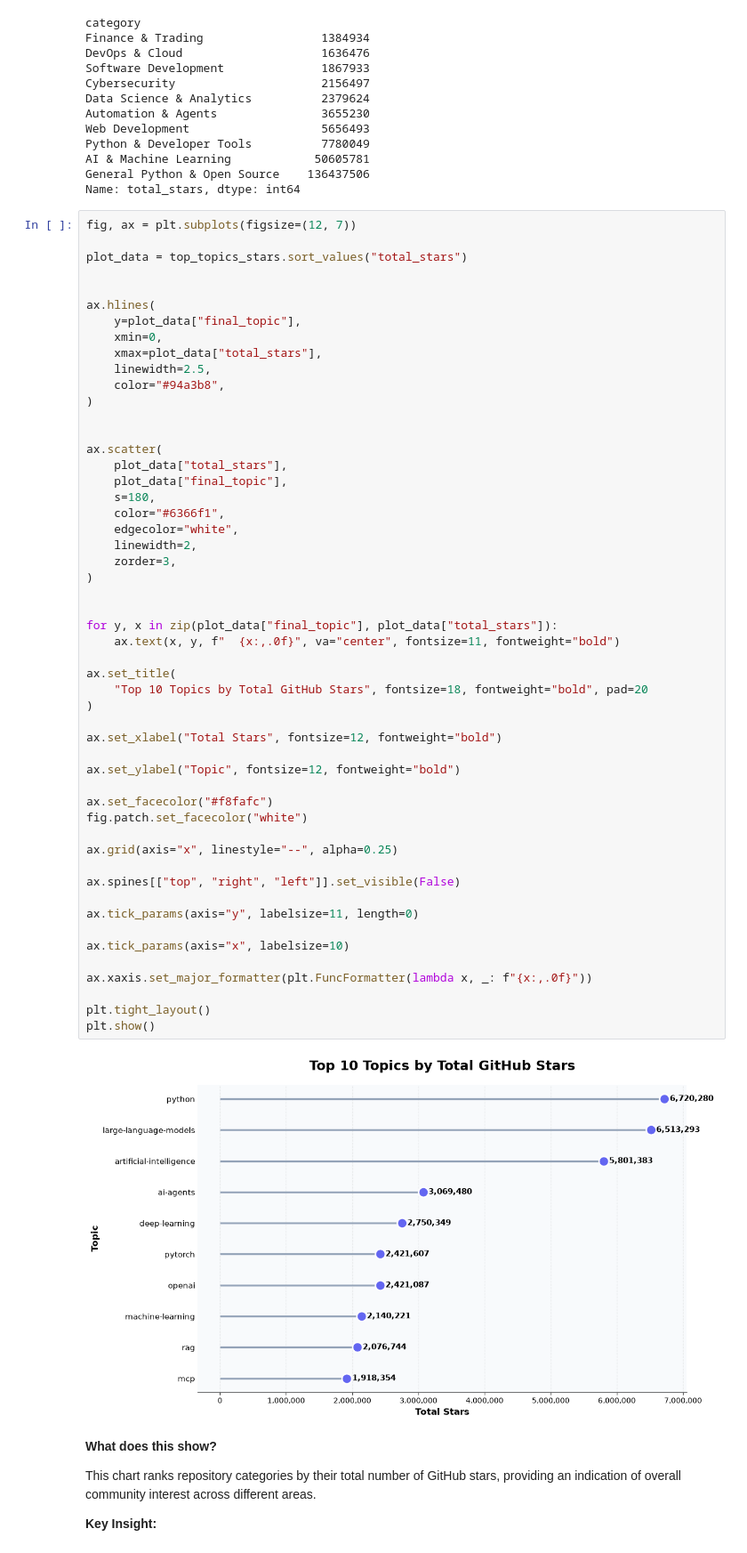
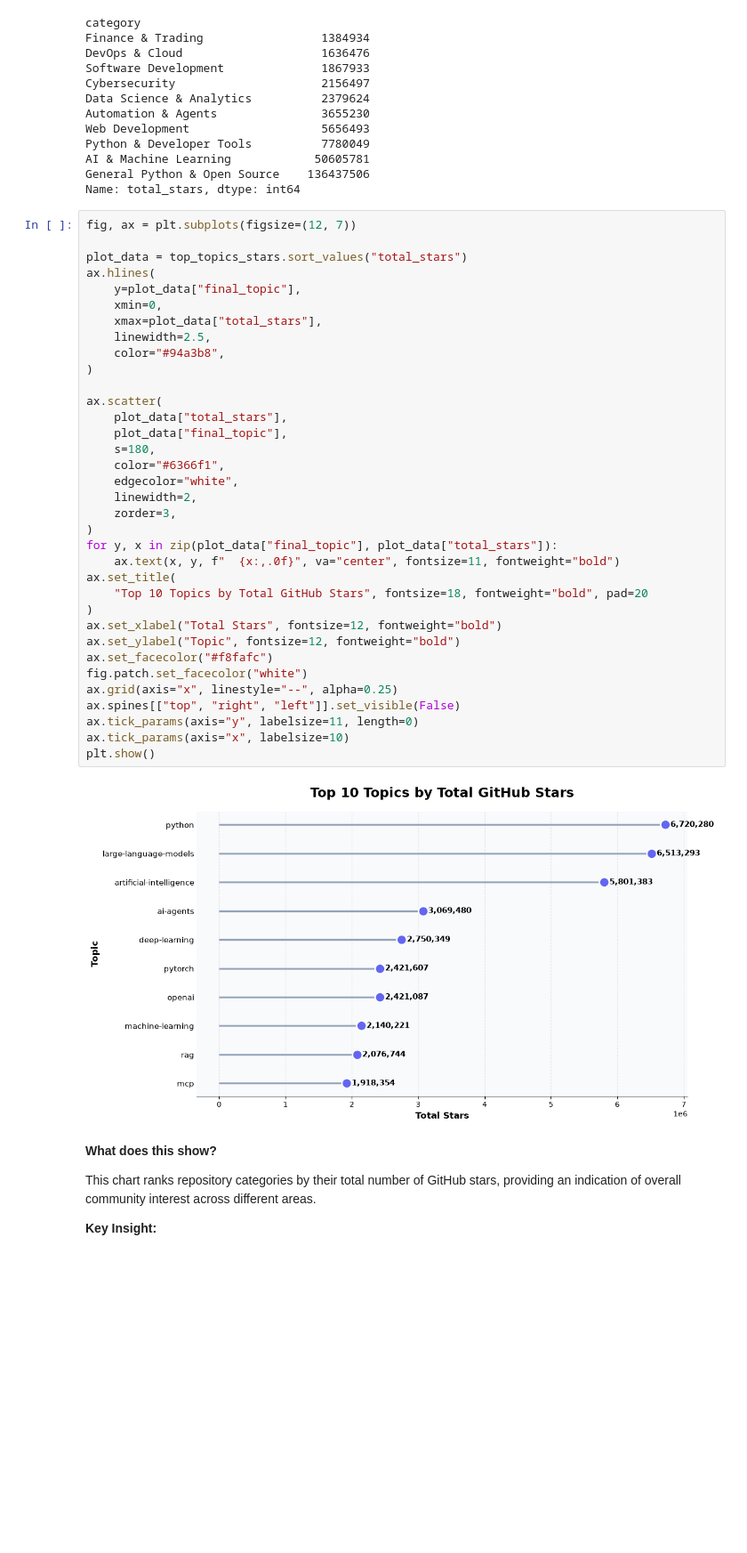
Before and after one commit to hellovishwas/python-ecosystem-intelligence, a Jupyter notebook: notebooks/06_github_topic_category_eda.ipynb, the cells around one changed output. Shown at 89% size. Cells and saved outputs as stored; diff of their text form; blank space fills up the shorter version.

```diff
--- a/notebooks/06_github_topic_category_eda.ipynb
+++ b/notebooks/06_github_topic_category_eda.ipynb
@@ -203,56 +205,39 @@ Name: total_stars, dtype: int64
 fig, ax = plt.subplots(figsize=(12, 7))
 
 plot_data = top_topics_stars.sort_values("total_stars")
-
-
 ax.hlines(
     y=plot_data["final_topic"],
     xmin=0,
     xmax=plot_data["total_stars"],
     linewidth=2.5,
     color="#94a3b8",
 )
-
 
 ax.scatter(
     plot_data["total_stars"],
     plot_data["final_topic"],
     s=180,
     color="#6366f1",
     edgecolor="white",
     linewidth=2,
     zorder=3,
 )
-
-
 for y, x in zip(plot_data["final_topic"], plot_data["total_stars"]):
     ax.text(x, y, f"  {x:,.0f}", va="center", fontsize=11, fontweight="bold")
-
 ax.set_title(
     "Top 10 Topics by Total GitHub Stars", fontsize=18, fontweight="bold", pad=20
 )
-
 ax.set_xlabel("Total Stars", fontsize=12, fontweight="bold")
-
 ax.set_ylabel("Topic", fontsize=12, fontweight="bold")
-
 ax.set_facecolor("#f8fafc")
 fig.patch.set_facecolor("white")
-
 ax.grid(axis="x", linestyle="--", alpha=0.25)
-
 ax.spines[["top", "right", "left"]].set_visible(False)
-
 ax.tick_params(axis="y", labelsize=11, length=0)
-
 ax.tick_params(axis="x", labelsize=10)
-
-ax.xaxis.set_major_formatter(plt.FuncFormatter(lambda x, _: f"{x:,.0f}"))
-
-plt.tight_layout()
 plt.show()
 # %% [output]
-[figure, old version]
+[figure, new version]
 # %% [markdown]
 **What does this show?**
 
```
Also changed, not shown: parts of 1 cell of this notebook, 4 other files.
